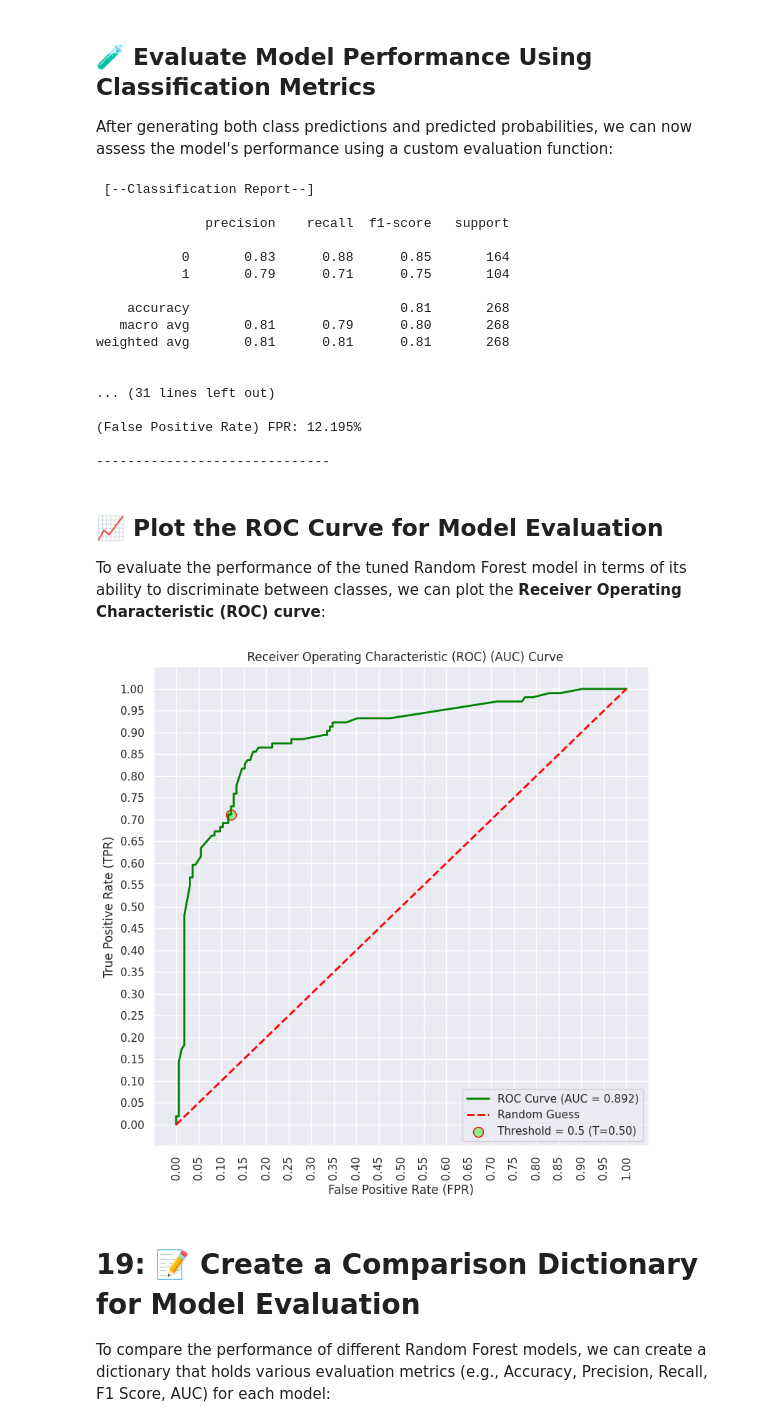
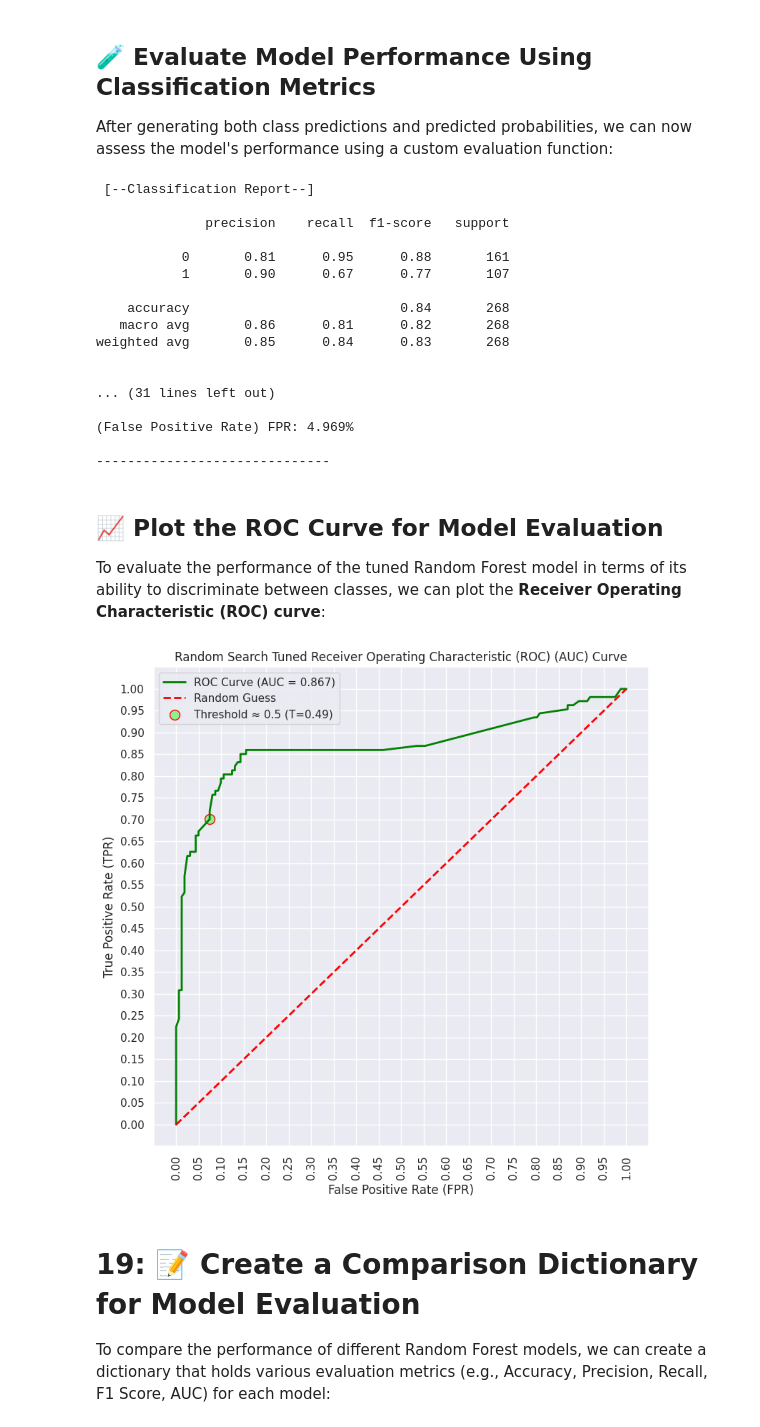
Before and after one commit to mudasarsabir/Titanic-Competition-By-Random-Forest-Classification, a Jupyter notebook: titanic-competition-by-random-forest.ipynb, the cells around one changed output. Saved outputs shown, nothing was run; the diff lists cells and outputs as text; code cells hidden in the pictures.

Commit message:
Kaggle Notebook | titanic-competition-by-random-forest | Version 10

```diff
--- a/titanic-competition-by-random-forest.ipynb
+++ b/titanic-competition-by-random-forest.ipynb
@@ -431,7 +431,7 @@ def find_optimal_parameters_for_random_forest_grid_search(x_train: pd.DataFrame,
         cv=5,  # 5-fold cross-validation
         scoring=scoring_method,
         n_jobs=-1,  # Utilize all CPU cores for faster execution
-        verbose=10,  # Provide detailed output during execution
+        # verbose=10,  # Provide detailed output during execution
     )
 
     # Fit the model to the data
@@ -619,6 +619,6 @@ Y = df[['Survived']]  # Target variable
   This parameter is used to ensure reproducibility of results. By setting a fixed `random_state`, the Decision Tree algorithm produces the same output each time the code is run, which is crucial for consistent evaluation and comparison of model performance.
 # %%
-random_state_value = 30
+random_state_value = 60
 # %% [markdown]
 ## 5: Splitting the Dataset into Training and Testing Sets
 
@@ -1005,9 +991,9 @@ RandomForestClassifier(max_depth=7, min_samples_leaf=3, n_estimators=51,
 random_forest_model_with_grid_search_cv_tuned = find_optimal_parameters_for_random_forest_grid_search(
                                                                                   x_train=xtrain,
                                                                                   y_train=ytrain,
-                                                                                  maximum_depth_range=list(range(5, 8)),
-                                                                                  minimum_samples_leaf_range=list(range(3, 7)),
-                                                                                  number_of_estimators_range=list(range(65, 75)),
+                                                                                  maximum_depth_range=list(range(2, 6)),
+                                                                                  minimum_samples_leaf_range=list(range(1, 4)),
+                                                                                  number_of_estimators_range=list(range(85, 95)),
                                                                                   scoring_method='accuracy',
                                                                                   random_state_value=random_state_value)
 # %% [output]
@@ -1218,17 +1190,17 @@ rf_m_rs_t_accuracy, rf_m_rs_t_precision, rf_m_rs_t_recall, rf_m_rs_t_f1_score, r
 
               precision    recall  f1-score   support
 
-           0       0.83      0.88      0.85       164
-           1       0.79      0.71      0.75       104
+           0       0.81      0.95      0.88       161
+           1       0.90      0.67      0.77       107
 
-    accuracy                           0.81       268
-   macro avg       0.81      0.79      0.80       268
-weighted avg       0.81      0.81      0.81       268
+    accuracy                           0.84       268
+   macro avg       0.86      0.81      0.82       268
+weighted avg       0.85      0.84      0.83       268
 
 
 ... (31 lines left out)
 
-(False Positive Rate) FPR: 12.195%
+(False Positive Rate) FPR: 4.969%
 
 ------------------------------
 # %% [markdown]
@@ -1237,9 +1209,9 @@ weighted avg       0.81      0.81      0.81       268
 To evaluate the performance of the tuned Random Forest model in terms of its ability to discriminate between classes, we can plot the **Receiver Operating Characteristic (ROC) curve**:
 # %%
 # Call the plot_roc_curve function with the actual labels (ytest) and predicted probabilities
-plot_roc_curve(ytest, random_forest_model_with_random_search_tuned_predictions_probabilities)
+plot_roc_curve(ytest, random_forest_model_with_random_search_tuned_predictions_probabilities, 'Random Search Tuned')
 # %% [output]
-[figure, old version]
+[figure, new version]
 # %% [markdown]
 # 19: 📝 Create a Comparison Dictionary for Model Evaluation
 
```
Also changed, not shown: parts of 23 cells of this notebook.
